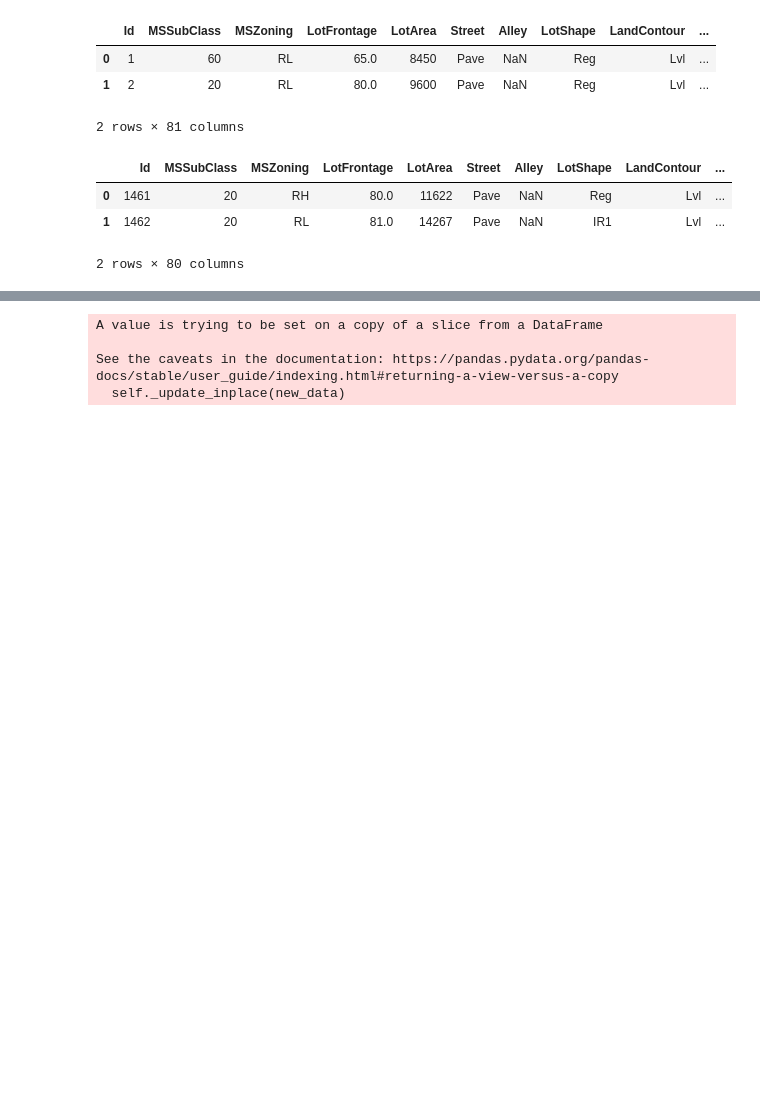
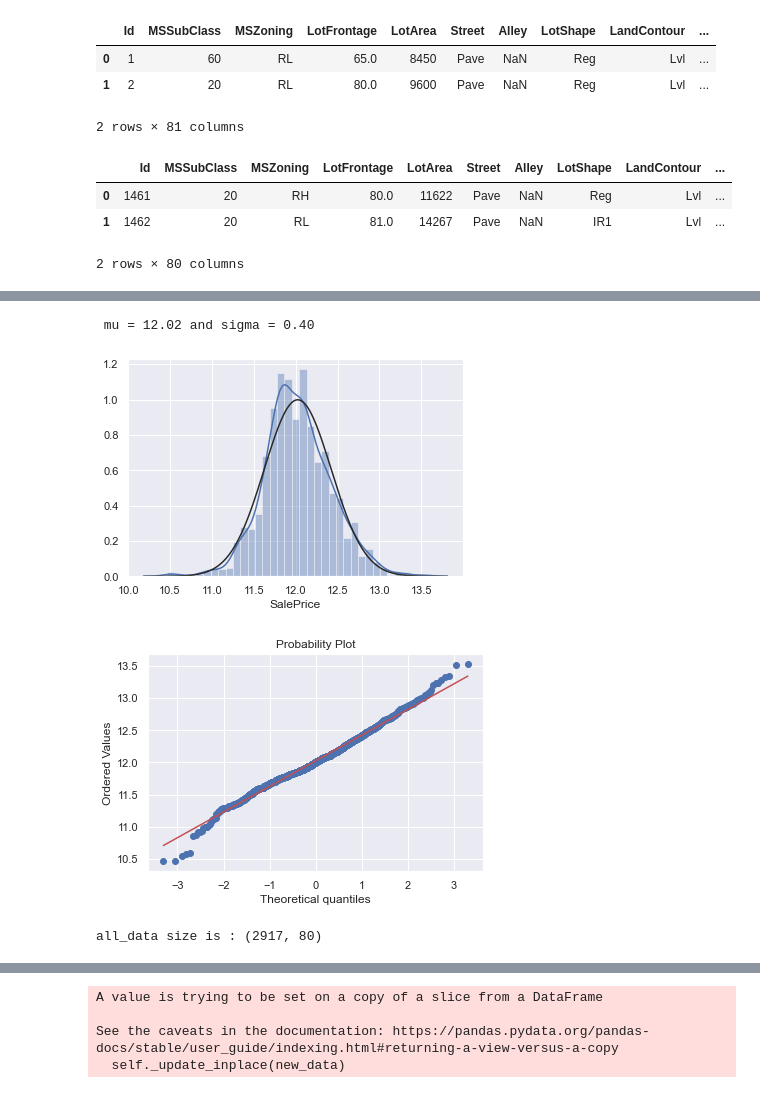
Before and after one commit to PrauchPort/MLPlayground, a Jupyter notebook: Kaggle/HousePrices.ipynb, the cells around one changed output, grey strips where cells are left out. Saved outputs shown, nothing was run; the diff lists cells and outputs as text; code cells hidden in the pictures; blank space fills up the shorter version.

```diff
--- a/Kaggle/HousePrices.ipynb
+++ b/Kaggle/HousePrices.ipynb
@@ -35,0 +71,17 @@ test.head(2)
+# %%
+train["SalePrice"] = np.log1p(train["SalePrice"])
+
+check_skewness('SalePrice')
+# %% [output]
+ mu = 12.02 and sigma = 0.40
+[figure, added]
+[figure, added]
+# %%
+ntrain = train.shape[0]
+ntest = test.shape[0]
+y_train = train.SalePrice.values
+all_data = pd.concat((train, test)).reset_index(drop=True)
+all_data.drop(['SalePrice'], axis=1, inplace=True)
+print("all_data size is : {}".format(all_data.shape))
+# %% [output]
+all_data size is : (2917, 80)
```
Also changed, not shown: parts of 59 cells of this notebook, 8 other files.
